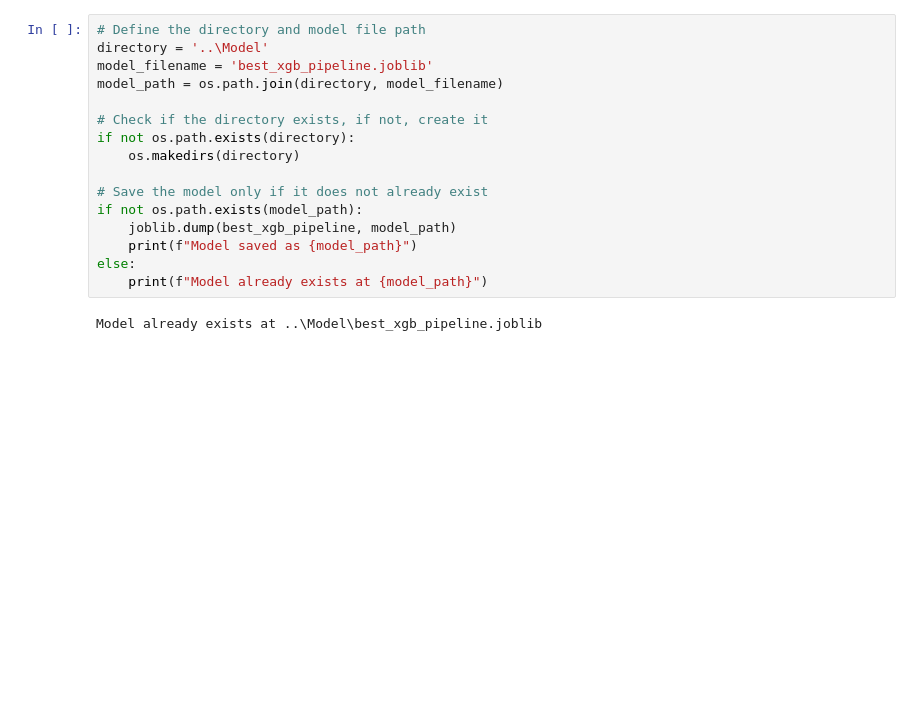
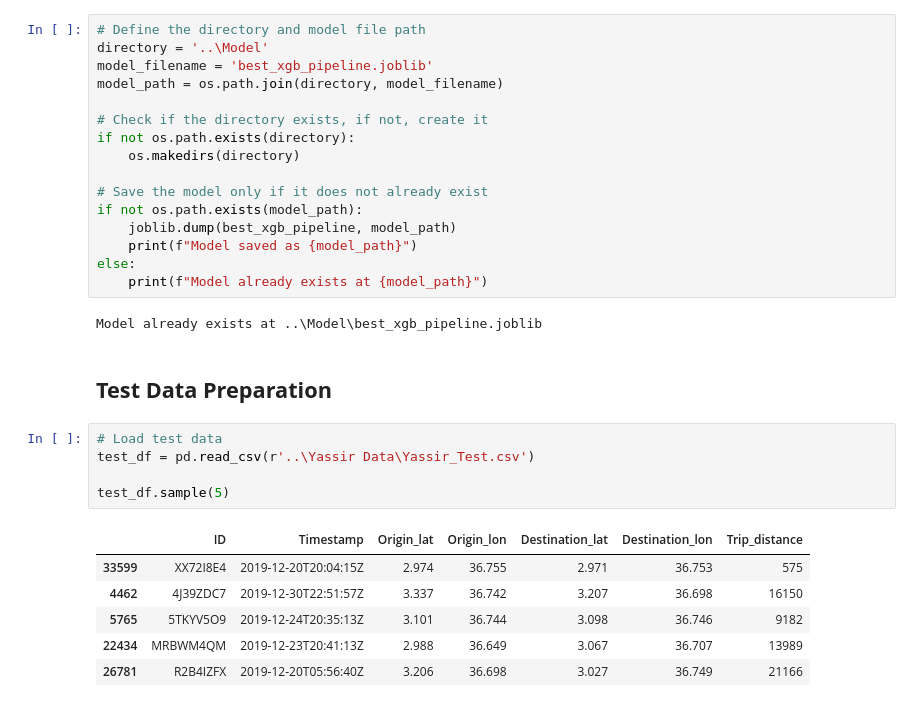
Before and after one commit to murithidenisgitobu/Yassir-Expected-Time-of-Arrival-ETA-Prediction, a Jupyter notebook: Notebook/yassir_notebook.ipynb, the cells around one changed output. Cells and saved outputs as stored; diff of their text form; blank space fills up the shorter version.

```diff
--- a/Notebook/yassir_notebook.ipynb
+++ b/Notebook/yassir_notebook.ipynb
@@ -1091,3 +1102,17 @@ else:
     print(f"Model already exists at {model_path}")
 # %% [output]
 Model already exists at ..\Model\best_xgb_pipeline.joblib
+# %% [markdown]
+## **Test Data Preparation**
+# %%
+# Load test data
+test_df = pd.read_csv(r'..\Yassir Data\Yassir_Test.csv')
+
+test_df.sample(5)
+# %% [output]
+|  | ID | Timestamp | Origin_lat | Origin_lon | Destination_lat | Destination_lon | Trip_distance |
+| 33599 | XX72I8E4 | 2019-12-20T20:04:15Z | 2.974 | 36.755 | 2.971 | 36.753 | 575 |
+| 4462 | 4J39ZDC7 | 2019-12-30T22:51:57Z | 3.337 | 36.742 | 3.207 | 36.698 | 16150 |
+| 5765 | 5TKYV5O9 | 2019-12-24T20:35:13Z | 3.101 | 36.744 | 3.098 | 36.746 | 9182 |
+| 22434 | MRBWM4QM | 2019-12-23T20:41:13Z | 2.988 | 36.649 | 3.067 | 36.707 | 13989 |
+| 26781 | R2B4IZFX | 2019-12-20T05:56:40Z | 3.206 | 36.698 | 3.027 | 36.749 | 21166 |
```
Also changed, not shown: parts of 17 cells of this notebook.
